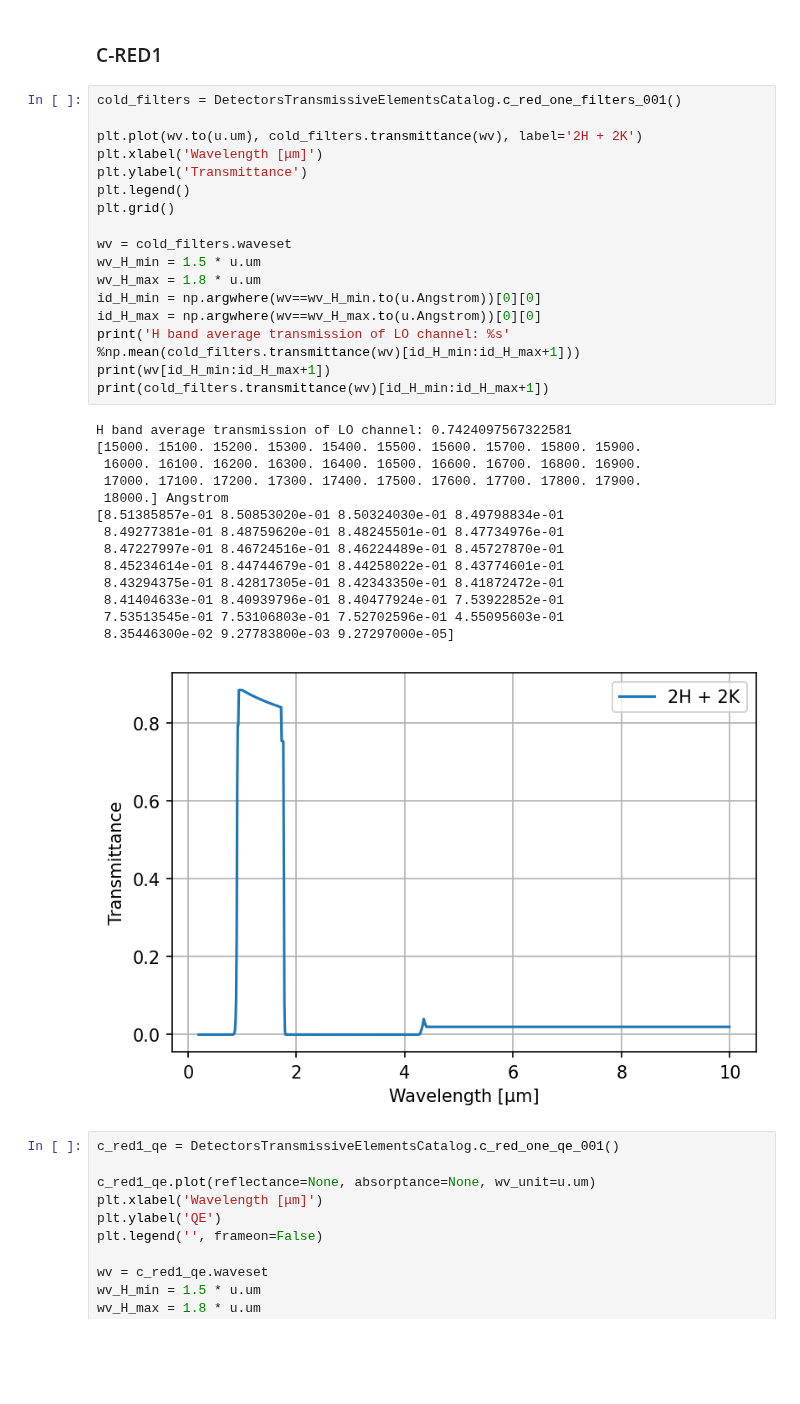
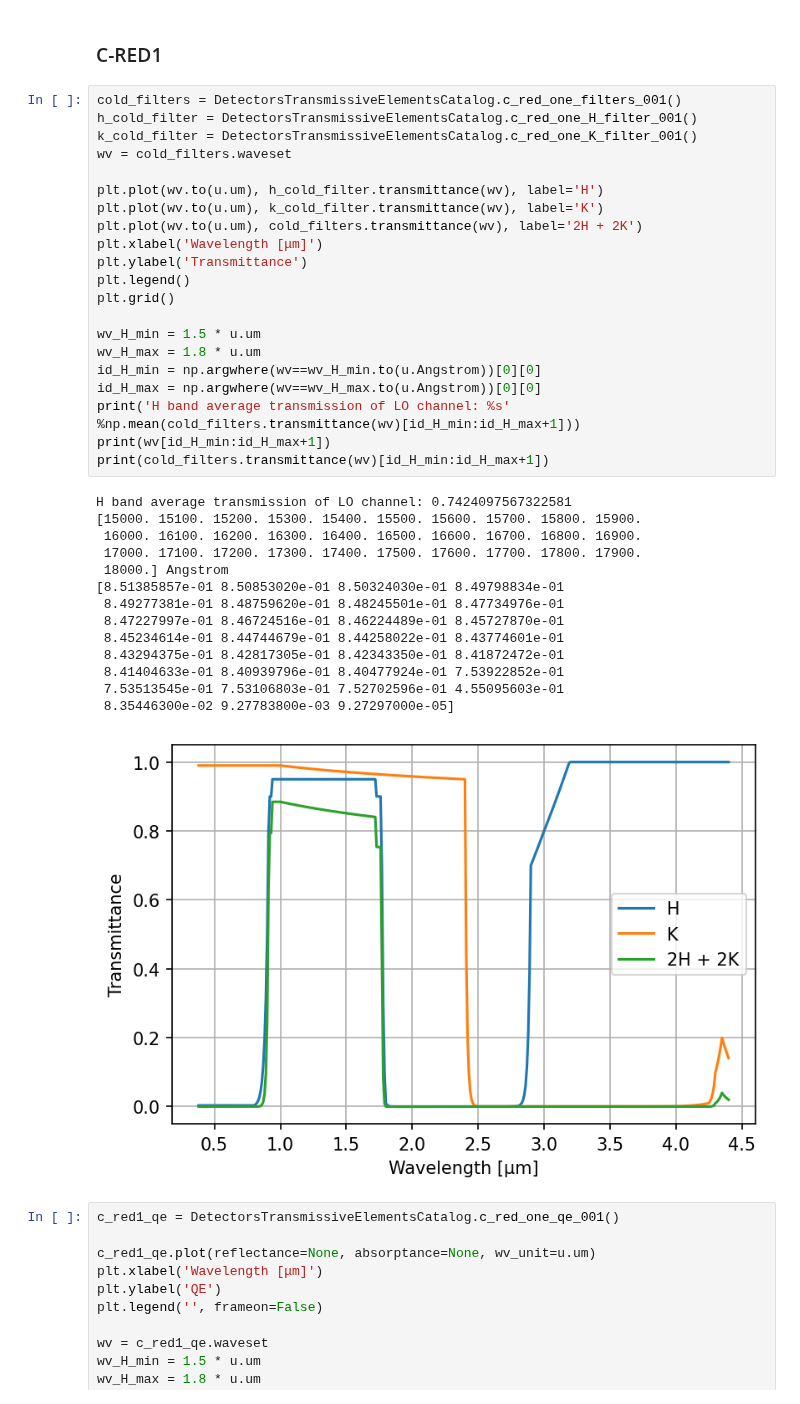
Before and after one commit to ArcetriAdaptiveOptics/arte, a Jupyter notebook: notebook/photometry/morfeo_transmissive_elements.ipynb, the cells around one changed output. Cells and saved outputs as stored; diff of their text form; blank space fills up the shorter version.

```diff
--- a/notebook/photometry/morfeo_transmissive_elements.ipynb
+++ b/notebook/photometry/morfeo_transmissive_elements.ipynb
@@ -518,36 +544,40 @@ H band average transmission of LO channel: 0.9412982132090616
 ### C-RED1
 # %%
 cold_filters = DetectorsTransmissiveElementsCatalog.c_red_one_filters_001()
+h_cold_filter = DetectorsTransmissiveElementsCatalog.c_red_one_H_filter_001()
+k_cold_filter = DetectorsTransmissiveElementsCatalog.c_red_one_K_filter_001()
+wv = cold_filters.waveset
 
+plt.plot(wv.to(u.um), h_cold_filter.transmittance(wv), label='H')
+plt.plot(wv.to(u.um), k_cold_filter.transmittance(wv), label='K')
 plt.plot(wv.to(u.um), cold_filters.transmittance(wv), label='2H + 2K')
 plt.xlabel('Wavelength [μm]')
 plt.ylabel('Transmittance')
 plt.legend()
 plt.grid()
 
-wv = cold_filters.waveset
 wv_H_min = 1.5 * u.um
 wv_H_max = 1.8 * u.um
 id_H_min = np.argwhere(wv==wv_H_min.to(u.Angstrom))[0][0]
 id_H_max = np.argwhere(wv==wv_H_max.to(u.Angstrom))[0][0]
 print('H band average transmission of LO channel: %s' %np.mean(cold_filters.transmittance(wv)[id_H_min:id_H_max+1]))
 print(wv[id_H_min:id_H_max+1])
 print(cold_filters.transmittance(wv)[id_H_min:id_H_max+1])
 # %% [output]
 H band average transmission of LO channel: 0.7424097567322581
 [15000. 15100. 15200. 15300. 15400. 15500. 15600. 15700. 15800. 15900.
  16000. 16100. 16200. 16300. 16400. 16500. 16600. 16700. 16800. 16900.
  17000. 17100. 17200. 17300. 17400. 17500. 17600. 17700. 17800. 17900.
  18000.] Angstrom
 [8.51385857e-01 8.50853020e-01 8.50324030e-01 8.49798834e-01
  8.49277381e-01 8.48759620e-01 8.48245501e-01 8.47734976e-01
  8.47227997e-01 8.46724516e-01 8.46224489e-01 8.45727870e-01
  8.45234614e-01 8.44744679e-01 8.44258022e-01 8.43774601e-01
  8.43294375e-01 8.42817305e-01 8.42343350e-01 8.41872472e-01
  8.41404633e-01 8.40939796e-01 8.40477924e-01 7.53922852e-01
  7.53513545e-01 7.53106803e-01 7.52702596e-01 4.55095603e-01
  8.35446300e-02 9.27783800e-03 9.27297000e-05]
-[figure, old version]
+[figure, new version]
 # %%
 c_red1_qe = DetectorsTransmissiveElementsCatalog.c_red_one_qe_001()
 
```
Also changed, not shown: parts of 7 cells of this notebook, 4 other files.
